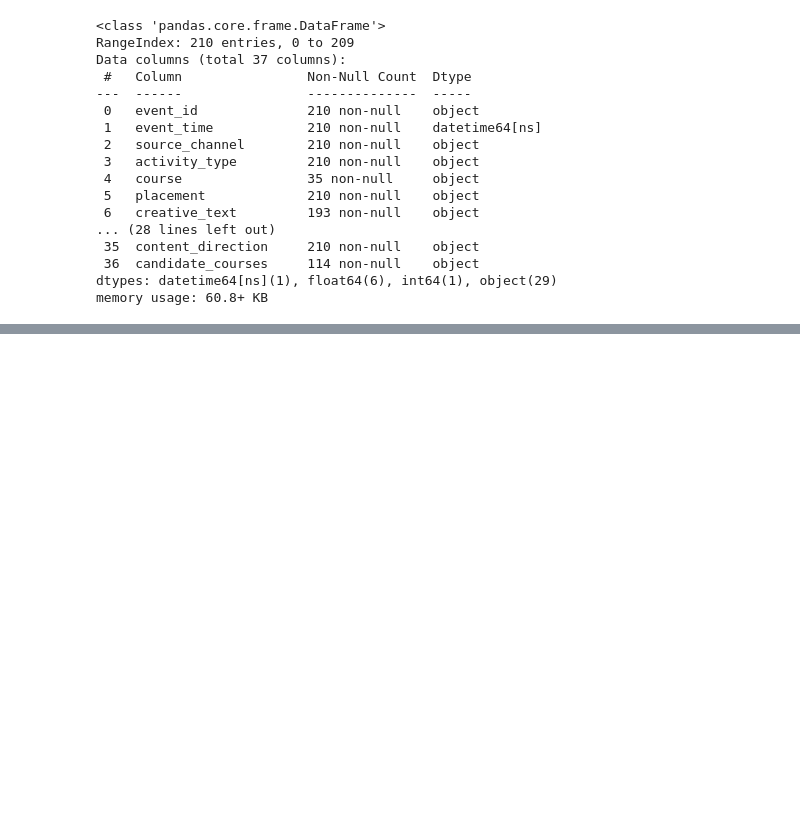
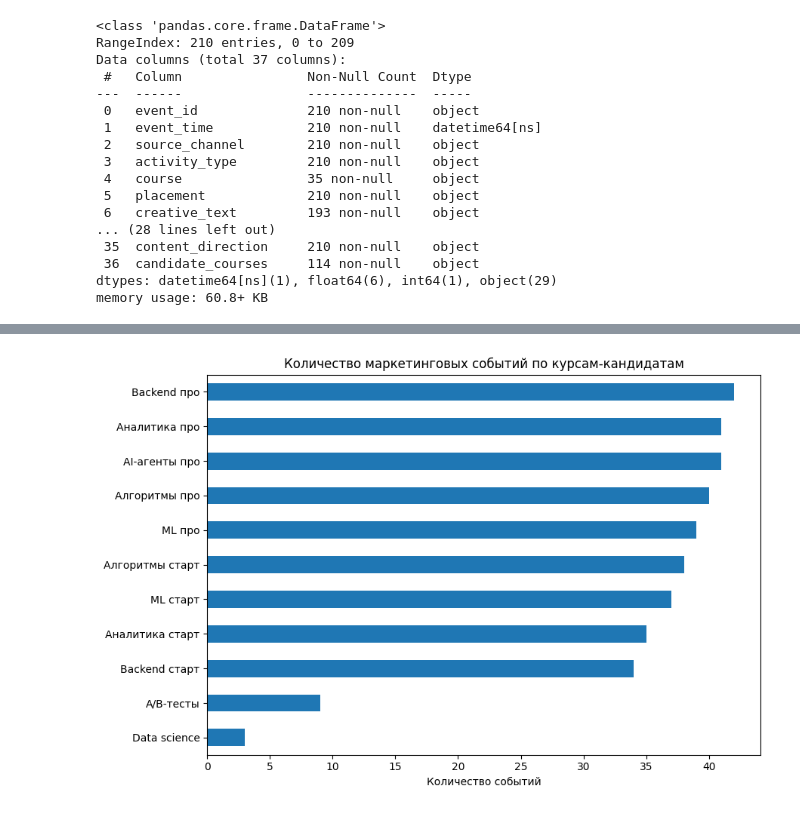
Before and after one commit to perchii/hackathon-postupashki, a Jupyter notebook: notebooks/marketing_eda.ipynb, the cells around one changed output, grey strips where cells are left out. Drawn from its saved outputs; the diff is of its cells as text; code cells hidden in the pictures; blank space fills up the shorter version.

```diff
--- a/notebooks/marketing_eda.ipynb
+++ b/notebooks/marketing_eda.ipynb
@@ -146,0 +194,2 @@ Name: count, dtype: int64
+# %%
+marketing["event_date"] = marketing["event_time"].dt.date
@@ -146,0 +356,15 @@ Name: count, dtype: int64
+# %%
+marketing_courses = (
+    marketing[
+        ["event_id", "event_time", "candidate_courses"]
+    ]
+    .dropna(subset=["candidate_courses"])
+    .assign(
+        candidate_course=lambda x:
+        x["candidate_courses"].str.split(r"\s*\|\s*")
+    )
+    .explode("candidate_course")
+    .reset_index(drop=True)
+)
+
+marketing_courses.head()
@@ -146,0 +378,8 @@ Name: count, dtype: int64
+# %%
+course_stats = (
+    marketing_courses["candidate_course"]
+    .value_counts()
+    .to_frame("events")
+)
+
+course_stats
@@ -146,0 +400,13 @@ Name: count, dtype: int64
+# %%
+course_stats["events"].sort_values().plot(
+    kind="barh",
+    figsize=(9, 6)
+)
+
+plt.title("Количество маркетинговых событий по курсам-кандидатам")
+plt.xlabel("Количество событий")
+plt.ylabel("")
+plt.tight_layout()
+plt.show()
+# %% [output]
+[figure, added]
```
Also changed, not shown: parts of 29 cells of this notebook.
